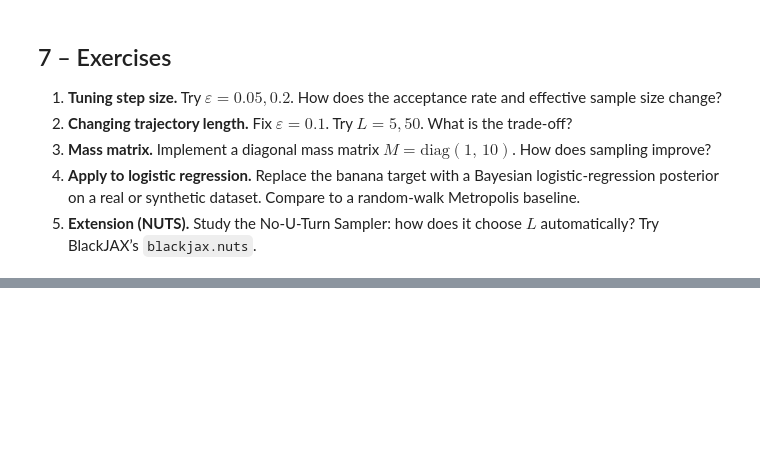
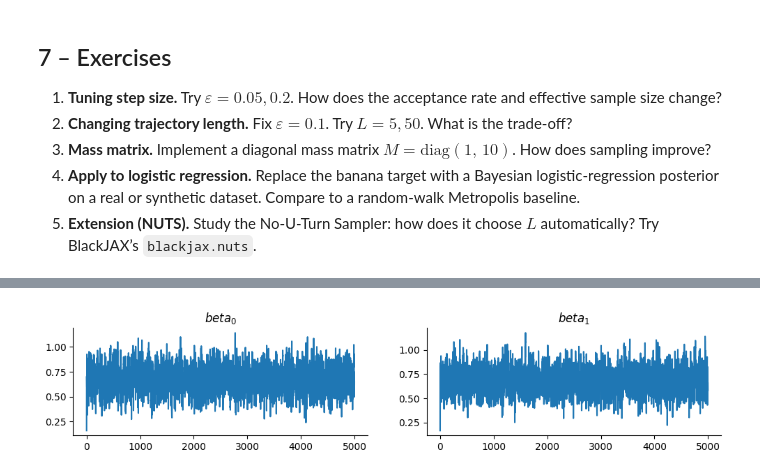
Before and after one commit to USCbiostats/PM520, a Jupyter notebook: Lab_13_HMC.ipynb, the cells around one changed output, grey strips where cells are left out. Saved outputs shown, nothing was run; the diff lists cells and outputs as text; code cells hidden in the pictures; blank space fills up the shorter version.

```diff
--- a/Lab_13_HMC.ipynb
+++ b/Lab_13_HMC.ipynb
@@ -183,0 +241,81 @@ plt.show()
+# %%
+import matplotlib.pyplot as plt
+import jax.numpy as jnp
+import jax.nn as nn
+import jax.random as rdm
+import jax.scipy.stats as stats
+import blackjax
+
+from sklearn.datasets import make_biclusters
+
+
+seed = 0
+rng_key = rdm.key(seed)
+
+# generate data
+N, P = 500, 2
+X, rows, cols = make_biclusters(
+    (N, P), 2, noise=0.6, random_state=314, minval=-3, maxval=3
+)
+y = rows[0] * 1.0  # y[i] = whether point i belongs to cluster 1
+colors = ["tab:red" if el else "tab:blue" for el in rows[0]]
+
+# 1. set up density
+prior_var_b = 0.1
+def logprob(beta):
+  log_prior = jnp.sum(stats.norm.logpdf(beta, scale=jnp.sqrt(prior_var_b)))
+  pi = nn.sigmoid(X @ beta)
+  log_like = jnp.sum(stats.bernoulli.logpmf(y, pi))
+  return log_like + log_prior
+
+# 2. Set up HMC kernel (identity mass)
+step_size = 0.01
+num_steps = 500
+Minv = jnp.eye(P) * jnp.reciprocal(prior_var_b)
+
+nuts = blackjax.nuts(logprob, step_size, Minv)
+
+# 3. Initialize
+
+init_position = jnp.zeros((P,))
+state = nuts.init(init_position)
+
+# 4. Run a chain
+@jax.jit
+def one_step(state, key):
+    key, subkey = jax.random.split(key)
+    state, info = nuts.step(subkey, state)
+    return state, (state.position, info.acceptance_rate)
+
+num_samples = 5_000
+keys = jax.random.split(key, num_samples)
+states, (positions, accept_rate) = jax.lax.scan(one_step, state, keys)
+
+positions = jnp.stack(positions)  # shape (num_samples, 2)
+accept_rate = accept_rate.mean()
+
+print("Acceptance rate:", accept_rate)
+
+fig, ax = plt.subplots(1, 2, figsize=(12, 2))
+for j, axi in enumerate(ax):
+    axi.plot(positions[..., j])
+    axi.set_title(f"$beta_{j}$")
+plt.show()
+
+# Create a meshgrid
+xmin, ymin = X.min(axis=0) - 0.1
+xmax, ymax = X.max(axis=0) + 0.1
+step = 0.1
+Xspace = jnp.mgrid[xmin:xmax:step, ymin:ymax:step]
+_, nx, ny = Xspace.shape
+
+# Compute the average probability to belong to the first cluster at each point on the meshgrid
+print(Xspace.shape)
+print(positions.shape)
+Z_mcmc = nn.sigmoid(jnp.einsum("mij,sm->sij", Xspace, positions))
+Z_mcmc = Z_mcmc.mean(axis=0)
+plt.contourf(*Xspace, Z_mcmc)
+plt.scatter(*X.T, c=colors)
+plt.xlabel(r"$X_0$")
+plt.ylabel(r"$X_1$");
+# %% [output]
@@ -183,0 +330 @@ plt.show()
+[figure, added]
```
Also changed, not shown: parts of 5 cells of this notebook.
